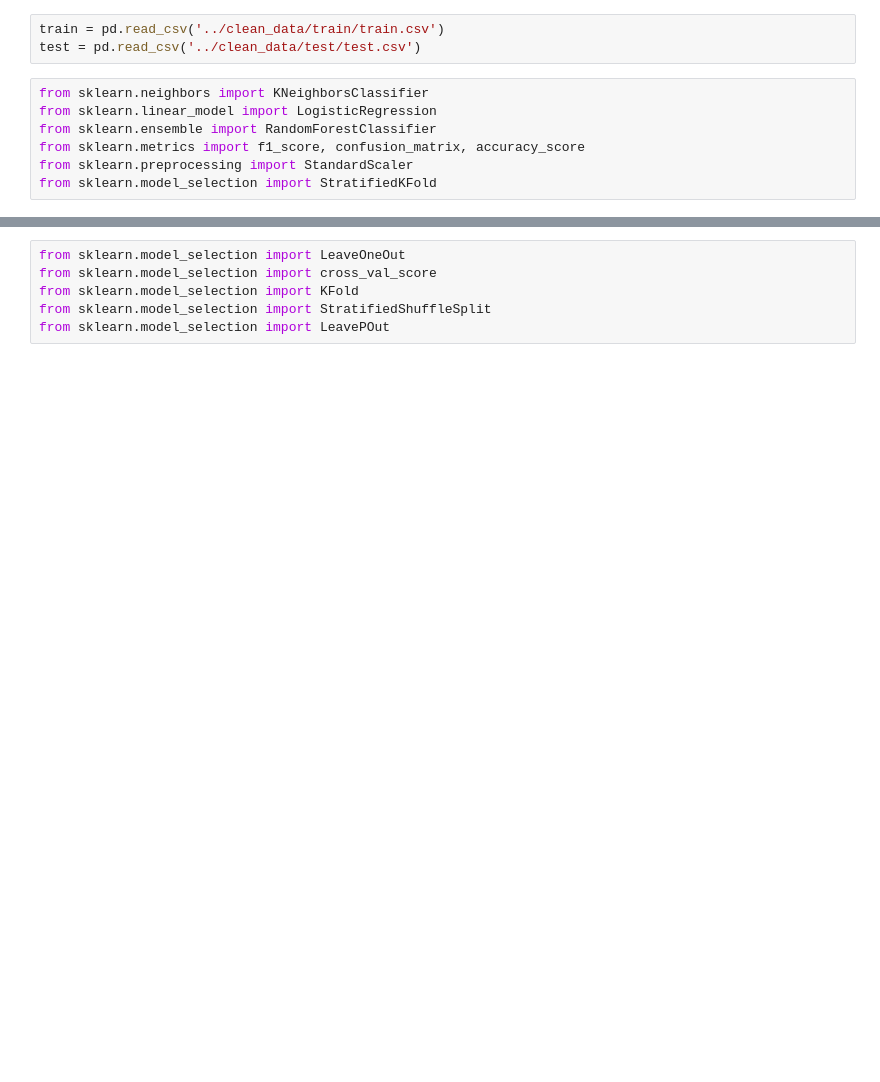
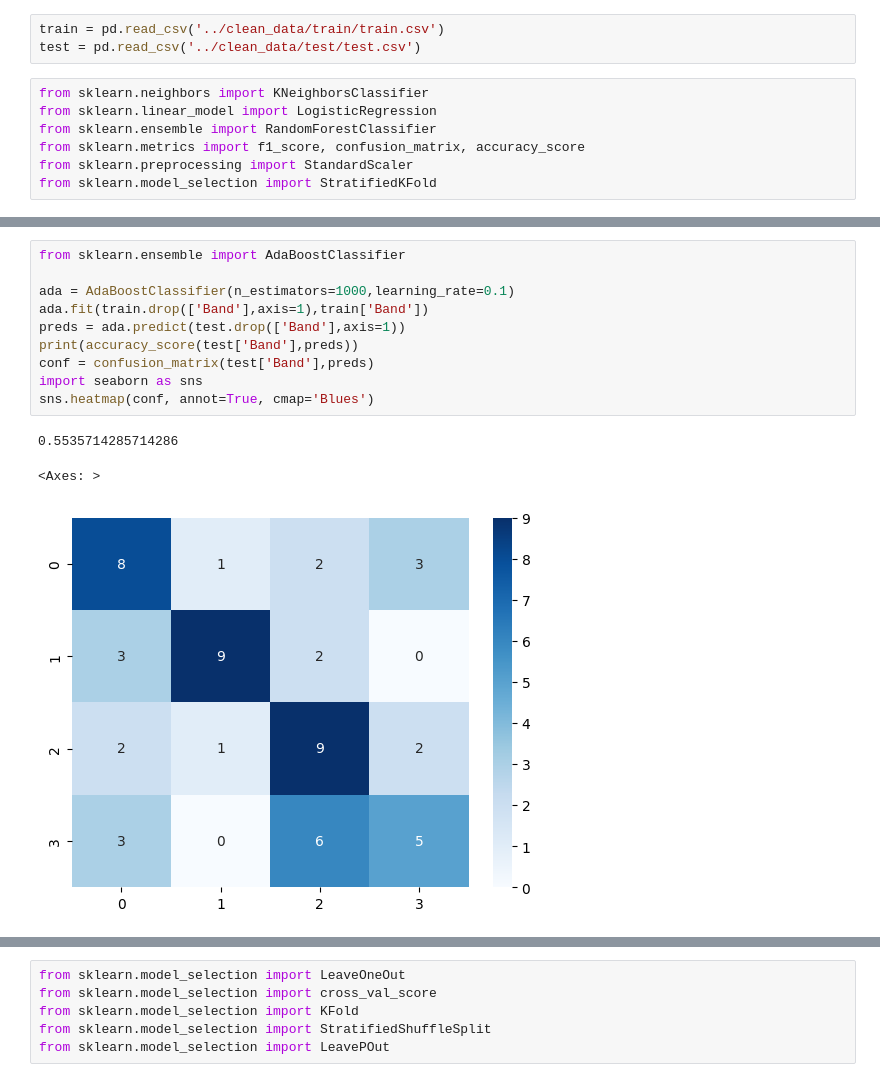
Before and after one commit to johnsaveus/Prog_Metal_Classification, a Jupyter notebook: src/Test.ipynb, the cells around one changed output, grey strips where cells are left out. Saved outputs shown, nothing was run; the diff lists cells and outputs as text; blank space fills up the shorter version.

```diff
--- a/src/Test.ipynb
+++ b/src/Test.ipynb
@@ -82 +83,15 @@ print(confusion_matrix(test['Band'],preds))
+# %%
+from sklearn.ensemble import AdaBoostClassifier
+
+ada = AdaBoostClassifier(n_estimators=1000,learning_rate=0.1)
+ada.fit(train.drop(['Band'],axis=1),train['Band'])
+preds = ada.predict(test.drop(['Band'],axis=1))
+print(accuracy_score(test['Band'],preds))
+conf = confusion_matrix(test['Band'],preds)
+import seaborn as sns
+sns.heatmap(conf, annot=True, cmap='Blues')
+# %% [output]
+0.5535714285714286
+<Axes: >
+[figure, added]
 # %%
```
Also changed, not shown: parts of 21 cells of this notebook, 5 other files.
